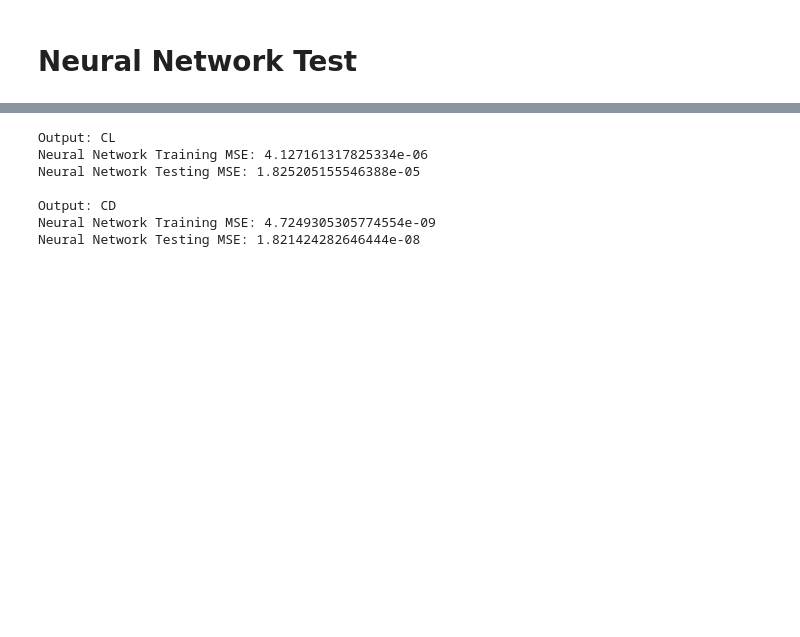
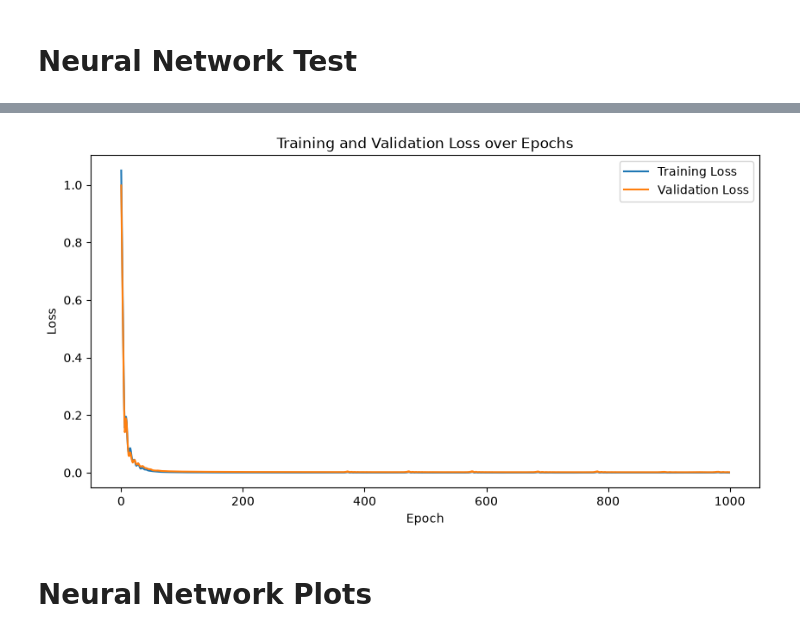
Before and after one commit to hayes-donaldson/Maching-Learning-Project, a Jupyter notebook: notebooks/train_surrogate.ipynb, the cells around one changed output, grey strips where cells are left out. Drawn from its saved outputs; the diff is of its cells as text; code cells hidden in the pictures; blank space fills up the shorter version.

```diff
--- a/notebooks/train_surrogate.ipynb
+++ b/notebooks/train_surrogate.ipynb
@@ -109,13 +122,23 @@ plt.show()
 # Neural Network Test
 # %%
 torch.manual_seed(10)
+
+X_temp, X_test, Y_temp, Y_test = train_test_split(
+    X, Y, test_size=0.20, random_state=10,
+)
+
+X_train, X_val, Y_train, Y_val = train_test_split(
+    X_temp, Y_temp, test_size=0.20, random_state=10,
+)
 
 X_scaler = StandardScaler()
 
 X_train_scaled = X_scaler.fit_transform(X_train)
+X_val_scaled = X_scaler.transform(X_val)
 X_test_scaled = X_scaler.transform(X_test)
 
 Y_scaler = StandardScaler()
 Y_train_scaled = Y_scaler.fit_transform(Y_train)
+Y_val_scaled = Y_scaler.transform(Y_val)
 # %%
 X_train_tensor = torch.tensor(X_train_scaled, dtype=torch.float32)
@@ -131,27 +156,40 @@ nn_model = neural_network.build_model(input_size=X_train.shape[1], output_size=l
 print(nn_model)
 
 loss_fun = nn.MSELoss()
-optimizer = torch.optim.Adam(nn_model.parameters(), lr=0.01)
+optimizer = torch.optim.Adam(nn_model.parameters(), lr=0.02)
 
 Epoch = 1000
-Train_Losses = []
+train_Losses = []
+val_Losses = []
 
 for epoch in range(Epoch):
 
     nn_model.train()
 
     Y_pred = nn_model(X_train_tensor)
+    Y_val_pred = nn_model(X_val_tensor)
 
     loss = loss_fun(Y_pred, Y_train_tensor)
+    loss_val = loss_fun(Y_val_pred, Y_val_tensor)
 
     optimizer.zero_grad()
     loss.backward()
     optimizer.step()
 
-    Train_Losses.append(loss.item())
+    train_Losses.append(loss.item())
+    val_Losses.append(loss_val.item())
 
     if (epoch + 1) % 100 == 0:
-        print(f"Epoch {epoch + 1}, Training Loss: {loss.item():.6f}")
+        print(f"Epoch {epoch + 1}, Training Loss: {loss.item():.6f}, Validation Loss: {loss_val.item():.6f}")
+
+plt.figure(figsize=(10, 5))
+plt.plot(train_Losses, label="Training Loss")
+plt.plot(val_Losses, label="Validation Loss")
+plt.title("Training and Validation Loss over Epochs")
+plt.xlabel("Epoch")
+plt.ylabel("Loss")
+plt.legend()
+plt.show()
 # %% [output]
 Sequential(
   (0): Linear(in_features=8, out_features=32, bias=True)
@@ -173,3 +211,4 @@ Epoch 1000, Training Loss: 0.000499
+[figure, added]
 # %%
 nn_model.eval()
 
@@ -179,27 +218,6 @@ with torch.no_grad():
 
 Y_train_nn_pred = Y_scaler.inverse_transform(Y_train_nn_scaled)
 Y_test_nn_pred = Y_scaler.inverse_transform(Y_test_nn_scaled)
-# %%
-for i in range(len(output_features)):
-
-    training_MSE = np.mean(
-        (Y_train_nn_pred[:, i] - Y_train.iloc[:, i].to_numpy()) ** 2
-    )
-
-    testing_MSE = np.mean(
-        (Y_test_nn_pred[:, i] - Y_test.iloc[:, i].to_numpy()) ** 2
-    )
-
-    print("Output:", output_features[i])
-    print("Neural Network Training MSE:", training_MSE)
-    print("Neural Network Testing MSE:", testing_MSE)
-    print()
-# %% [output]
-Output: CL
-Neural Network Training MSE: 4.127161317825334e-06
-Neural Network Testing MSE: 1.825205155546388e-05
-
-Output: CD
-Neural Network Training MSE: 4.7249305305774554e-09
-Neural Network Testing MSE: 1.821424282646444e-08
+# %% [markdown]
+# Neural Network Plots
 # %%
```
Also changed, not shown: parts of 9 cells of this notebook.
